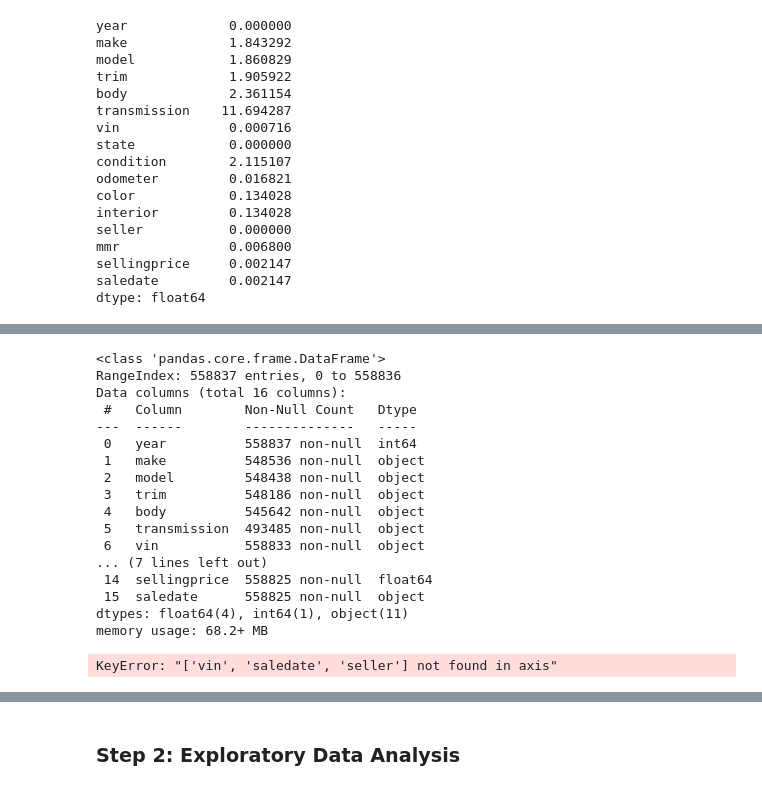
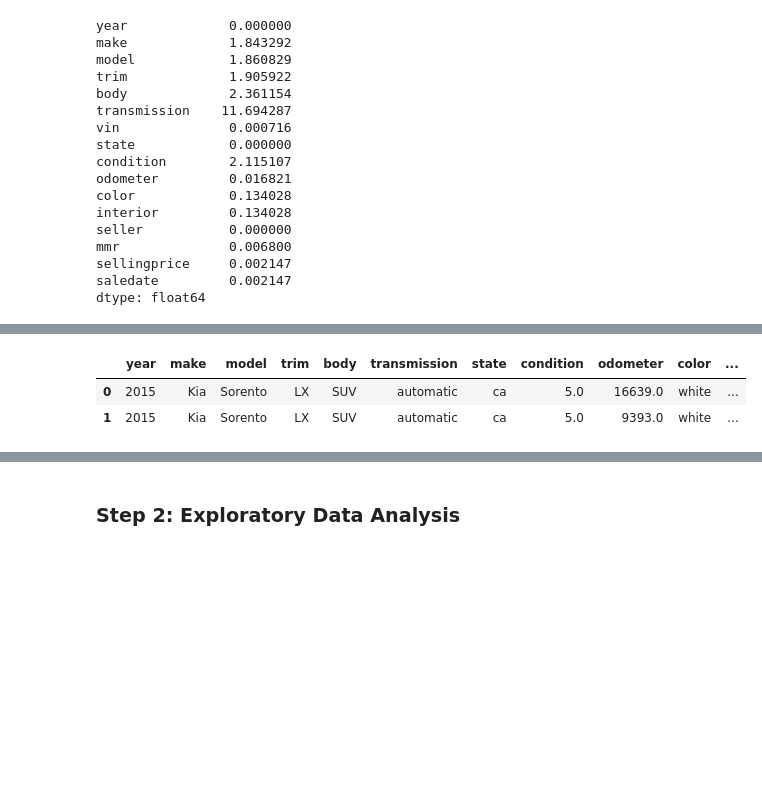
Before and after one commit to Graci98/Price_Predictions, a Jupyter notebook: Car_Price_Predictions.ipynb, the cells around one changed output, grey strips where cells are left out. Saved outputs shown, nothing was run; the diff lists cells and outputs as text; code cells hidden in the pictures; blank space fills up the shorter version.

```diff
--- a/Car_Price_Predictions.ipynb
+++ b/Car_Price_Predictions.ipynb
@@ -105,27 +114,10 @@ car_prices_df
 # %%
-car_prices_df.info()
+car_prices_df.dropna(subset=['transmission'])
+car_prices_df=car_prices_df.dropna()
+car_prices_df= car_prices_df.drop(columns=['vin','saledate','seller'], axis=1)
+car_prices_df.head(2)
 # %% [output]
-<class 'pandas.core.frame.DataFrame'>
-RangeIndex: 558837 entries, 0 to 558836
-Data columns (total 16 columns):
- #   Column        Non-Null Count   Dtype
----  ------        --------------   -----
- 0   year          558837 non-null  int64
- 1   make          548536 non-null  object
- 2   model         548438 non-null  object
- 3   trim          548186 non-null  object
- 4   body          545642 non-null  object
- 5   transmission  493485 non-null  object
- 6   vin           558833 non-null  object
-... (7 lines left out)
- 14  sellingprice  558825 non-null  float64
- 15  saledate      558825 non-null  object
-dtypes: float64(4), int64(1), object(11)
-memory usage: 68.2+ MB
+|  | year | make | model | trim | body | transmission | state | condition | odometer | color | ... |
+| 0 | 2015 | Kia | Sorento | LX | SUV | automatic | ca | 5.0 | 16639.0 | white | ... |
+| 1 | 2015 | Kia | Sorento | LX | SUV | automatic | ca | 5.0 | 9393.0 | white | ... |
-# %%
-car_prices_df.dropna(inplace=True)
-car_prices_df= car_prices_df.drop(columns=['vin','saledate','seller'], axis=1)
-car_prices_df.head(2)
-# %% [output]
-KeyError: "['vin', 'saledate', 'seller'] not found in axis"
 # %%
```
Also changed, not shown: parts of 33 cells of this notebook.
